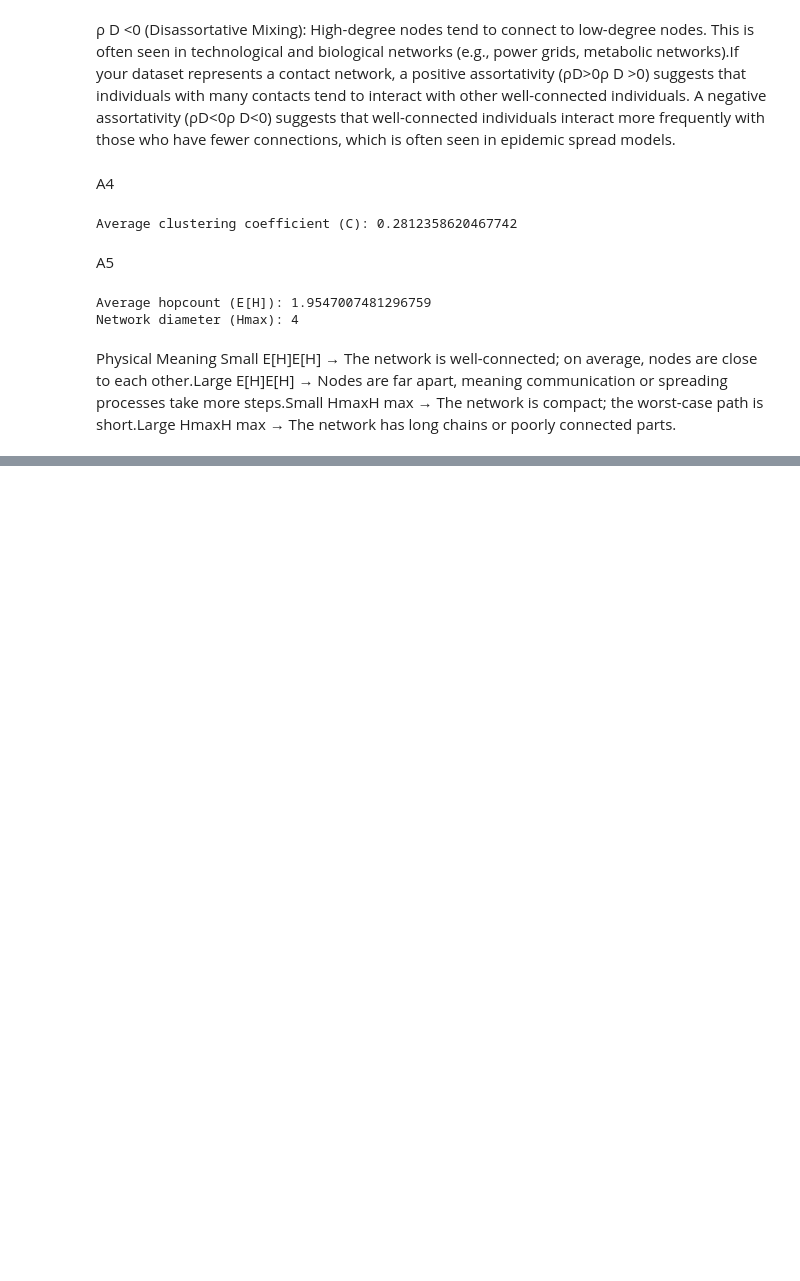
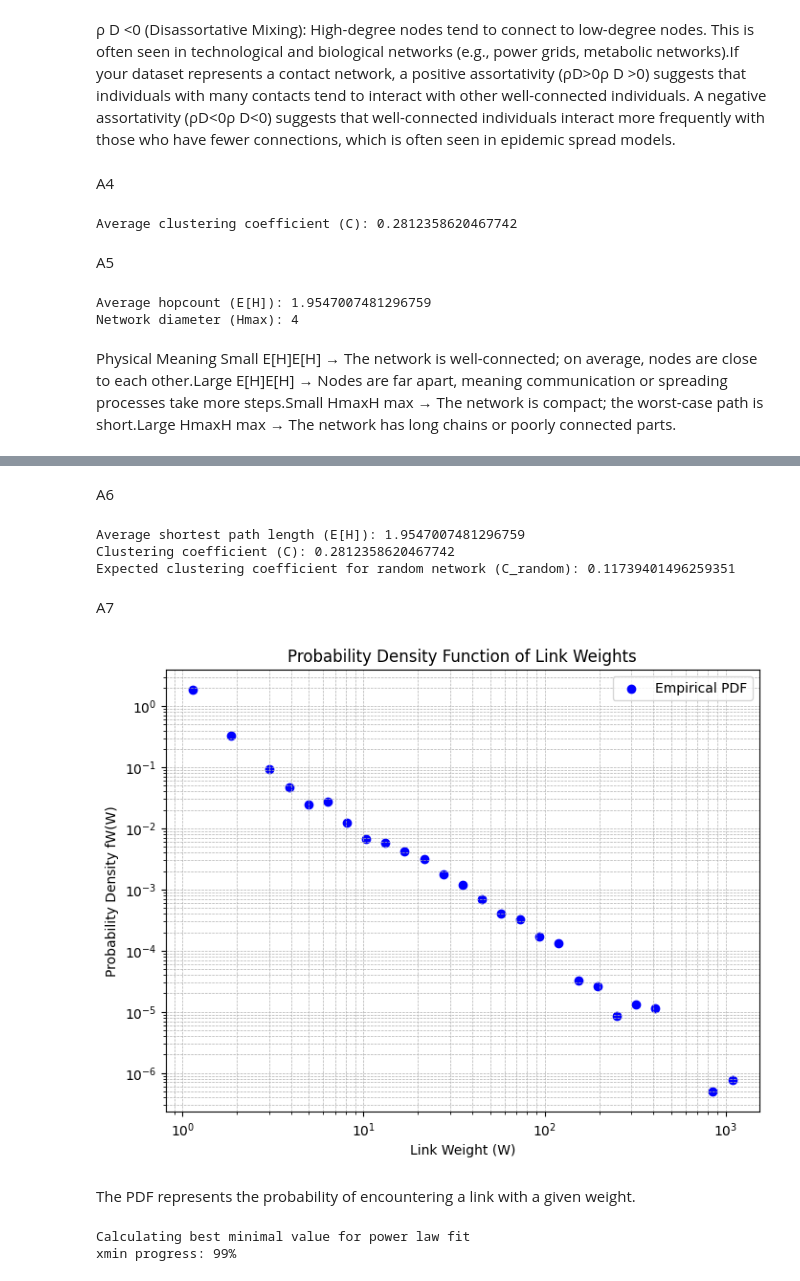
Before and after one commit to Tim-Albers/ComplexNetworks, a Jupyter notebook: Notebooks/Tim_Notebook.ipynb, the cells around one changed output, grey strips where cells are left out. Saved outputs shown, nothing was run; the diff lists cells and outputs as text; code cells hidden in the pictures; blank space fills up the shorter version.

```diff
--- a/Notebooks/Tim_Notebook.ipynb
+++ b/Notebooks/Tim_Notebook.ipynb
@@ -99,0 +96,64 @@ Error:
+# %% [markdown]
+A6
+# %%
+E_H = nx.average_shortest_path_length(G)
+print("Average shortest path length (E[H]):", E_H)
+C = nx.average_clustering(G)
+print("Clustering coefficient (C):", C)
+N = G.number_of_nodes()
+L = G.number_of_edges()
+C_random = L / (N * (N - 1) / 2)
+print("Expected clustering coefficient for random network (C_random):", C_random)
+# %% [output]
+Average shortest path length (E[H]): 1.9547007481296759
+Clustering coefficient (C): 0.2812358620467742
+Expected clustering coefficient for random network (C_random): 0.11739401496259351
+# %% [markdown]
+A7
+# %%
+# Extract the link weights from the dataset
+weights = df.groupby(['id1', 'id2']).size().values  # Counts occurrences per (id1, id2) pair
+# %%
+import matplotlib.pyplot as plt
+import numpy as np
+
+# Define binning strategy: Use logarithmic bins for better power-law visibility
+bins = np.logspace(np.log10(min(weights)), np.log10(max(weights)), num=30)
+
+# Compute histogram
+hist, bin_edges = np.histogram(weights, bins=bins, density=True)
+
+# Compute bin centers
+bin_centers = (bin_edges[:-1] + bin_edges[1:]) / 2
+
+# Plot PDF
+plt.figure(figsize=(8,6))
+plt.scatter(bin_centers, hist, marker='o', label="Empirical PDF", color="blue")
+
+# Log-log scale for power-law analysis
+plt.xscale("log")
+plt.yscale("log")
+
+# Labels and title
+plt.xlabel("Link Weight (W)")
+plt.ylabel("Probability Density fW(W)")
+plt.title("Probability Density Function of Link Weights")
+plt.legend()
+plt.grid(True, which="both", linestyle="--", linewidth=0.5)
+
+plt.show()
+# %% [output]
+[figure, added]
+# %% [markdown]
+The PDF represents the probability of encountering a link with a given weight.
+# %%
+import powerlaw
+
+# Fit power-law model
+fit = powerlaw.Fit(weights)
+
+# Get exponent alpha
+alpha = fit.power_law.alpha
+# %% [output]
+Calculating best minimal value for power law fit
+xmin progress: 99%
```
Also changed, not shown: parts of 4 cells of this notebook.
